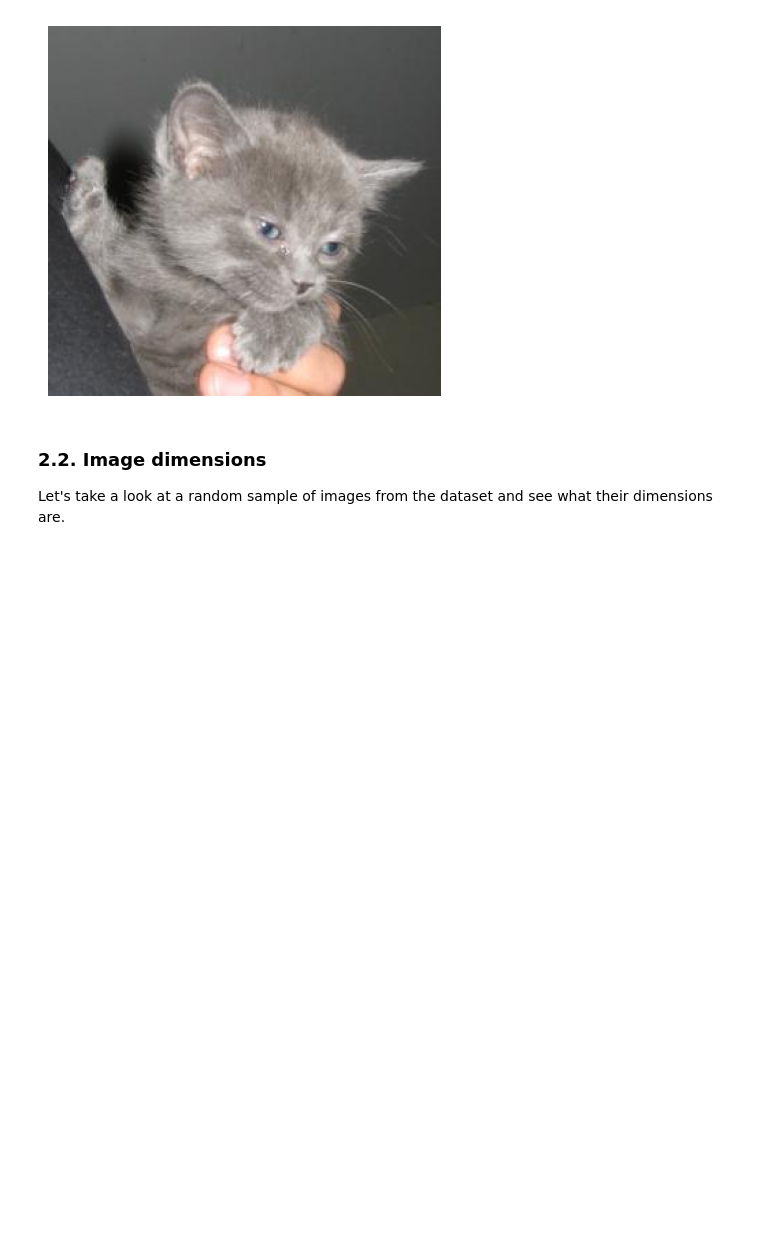
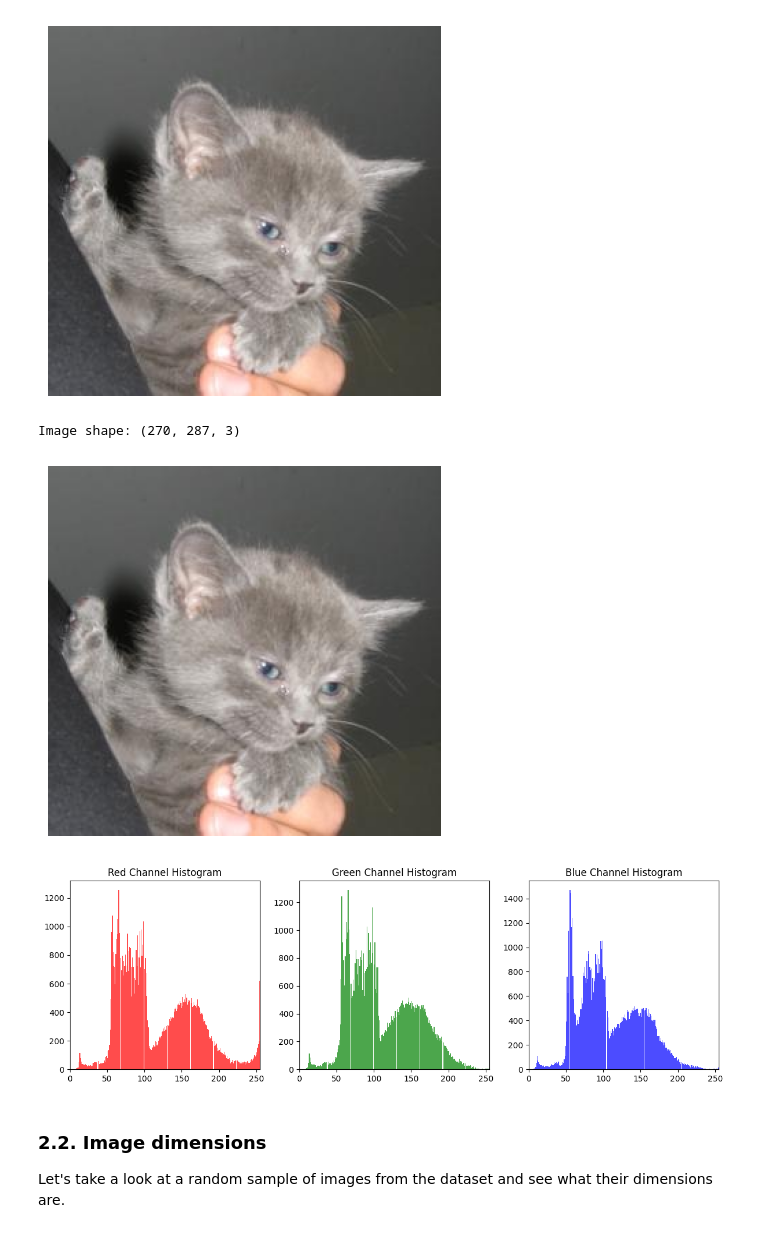
Before and after one commit to 4GeeksAcademy/Team-Crunchy-Tacos_gperdrizet-image-classification-project, a Jupyter notebook: src/mvp.ipynb, the cells around one changed output. Cells and saved outputs as stored; diff of their text form; code cells hidden in the pictures; blank space fills up the shorter version.

```diff
--- a/src/mvp.ipynb
+++ b/src/mvp.ipynb
@@ -216,3 +214,45 @@ Image shape: (270, 287, 3)
+# %%
+# Plot a histogram of the three 2D arrays which comprise the image. What do you see?
+# Assuming the path and image files are defined earlier
+# image_path = os.path.join(cats_subfolder, cats_image_files[i])
+
+img = image.load_img(image_path)
+
+img_array = image.img_to_array(img)
+
+print("Image shape:", img_array.shape)
+
+plt.imshow(img_array.astype('uint8'))
+plt.axis('off')
+plt.show()
+
+red = img_array[:, :, 0]
+green = img_array[:, :, 1]
+blue = img_array[:, :, 2]
+
+plt.figure(figsize=(12, 4))
+
+plt.subplot(1, 3, 1)
+plt.hist(red.ravel(), bins=256, color='red', alpha=0.7)
+plt.title('Red Channel Histogram')
+plt.xlim(0, 255)
+
+plt.subplot(1, 3, 2)
+plt.hist(green.ravel(), bins=256, color='green', alpha=0.7)
+plt.title('Green Channel Histogram')
+plt.xlim(0, 255)
+
+plt.subplot(1, 3, 3)
+plt.hist(blue.ravel(), bins=256, color='blue', alpha=0.7)
+plt.title('Blue Channel Histogram')
+plt.xlim(0, 255)
+
+plt.tight_layout()
+plt.show()
+# %% [output]
+Image shape: (270, 287, 3)
+[figure, added]
+[figure, added]
 # %% [markdown]
 ### 2.2. Image dimensions
 
```
Also changed, not shown: parts of 4 cells of this notebook.
